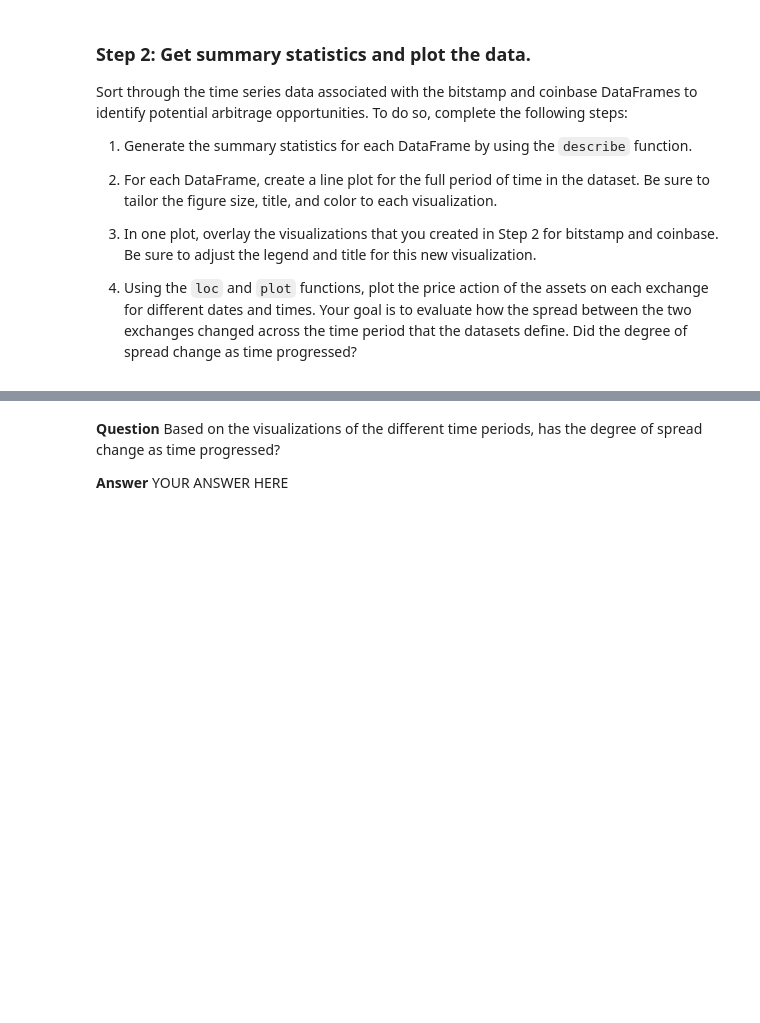
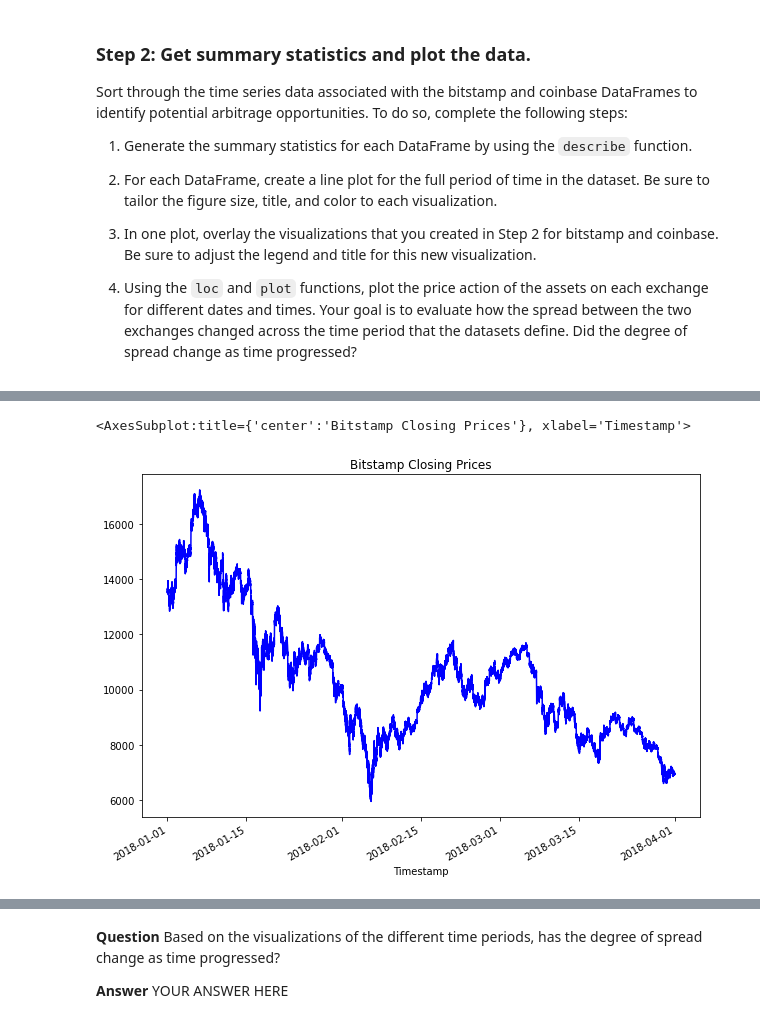
Before and after one commit to nomibold/Module_3_Challenge, a Jupyter notebook: crypto_arbitrage.ipynb, the cells around one changed output, grey strips where cells are left out. Cells and saved outputs as stored; diff of their text form; code cells hidden in the pictures; blank space fills up the shorter version.

```diff
--- a/crypto_arbitrage.ipynb
+++ b/crypto_arbitrage.ipynb
@@ -114,4 +122,5 @@ dtype: int64
 ### Step 2: Use the `str.replace` function to remove the dollar signs ($) from the values in the Close column.
 # %%
 # Use the str.replace function to remove the dollar sign, $
-# YOUR CODE HERE
+bitstamp.loc[:, "Close"] = bitstamp.loc[:, "Close"].str.replace("$", "")
+bitstamp
@@ -119,4 +145,5 @@ dtype: int64
 ### Step 3: Convert the data type of the Close column to a `float`.
 # %%
 # Convert the Close data type to a float
-# YOUR CODE HERE
+bitstamp.loc[:, "Close"] = bitstamp.loc[:, "Close"].astype("float")
+bitstamp.dtypes
@@ -152,7 +265,7 @@ Select the data you want to analyze. Use `loc` or `iloc` to select the following
 * Close
 # %%
 # Use loc or iloc to select `Timestamp (the index)` and `Close` from bitstamp DataFrame
-bitstamp_sliced = # YOUR CODE HERE
+bitstamp_sliced = bitstamp.iloc[:,3]
 
 # Review the first five rows of the DataFrame
-# YOUR CODE HERE
+bitstamp_sliced.head()
@@ -183,4 +339,7 @@ Sort through the time series data associated with the bitstamp and coinbase Data
 # %%
 # Create a line plot for the bitstamp DataFrame for the full length of time in the dataset
 # Be sure that the figure size, title, and color are tailored to each visualization
-# YOUR CODE HERE
+bitstamp_sliced.plot( figsize = (10,7), title = "Bitstamp Closing Prices", color = "blue")
+# %% [output]
+<AxesSubplot:title={'center':'Bitstamp Closing Prices'}, xlabel='Timestamp'>
+[figure, added]
```
Also changed, not shown: parts of 82 cells of this notebook.
